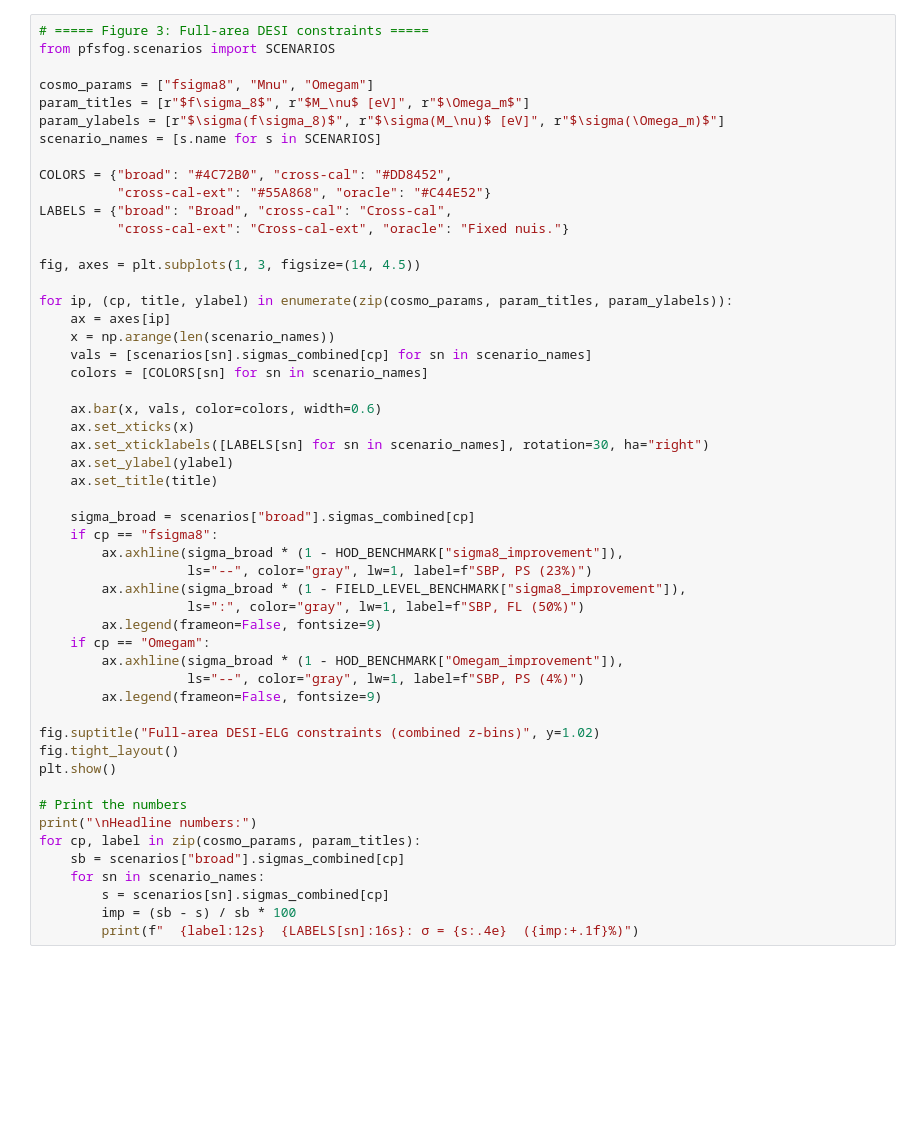
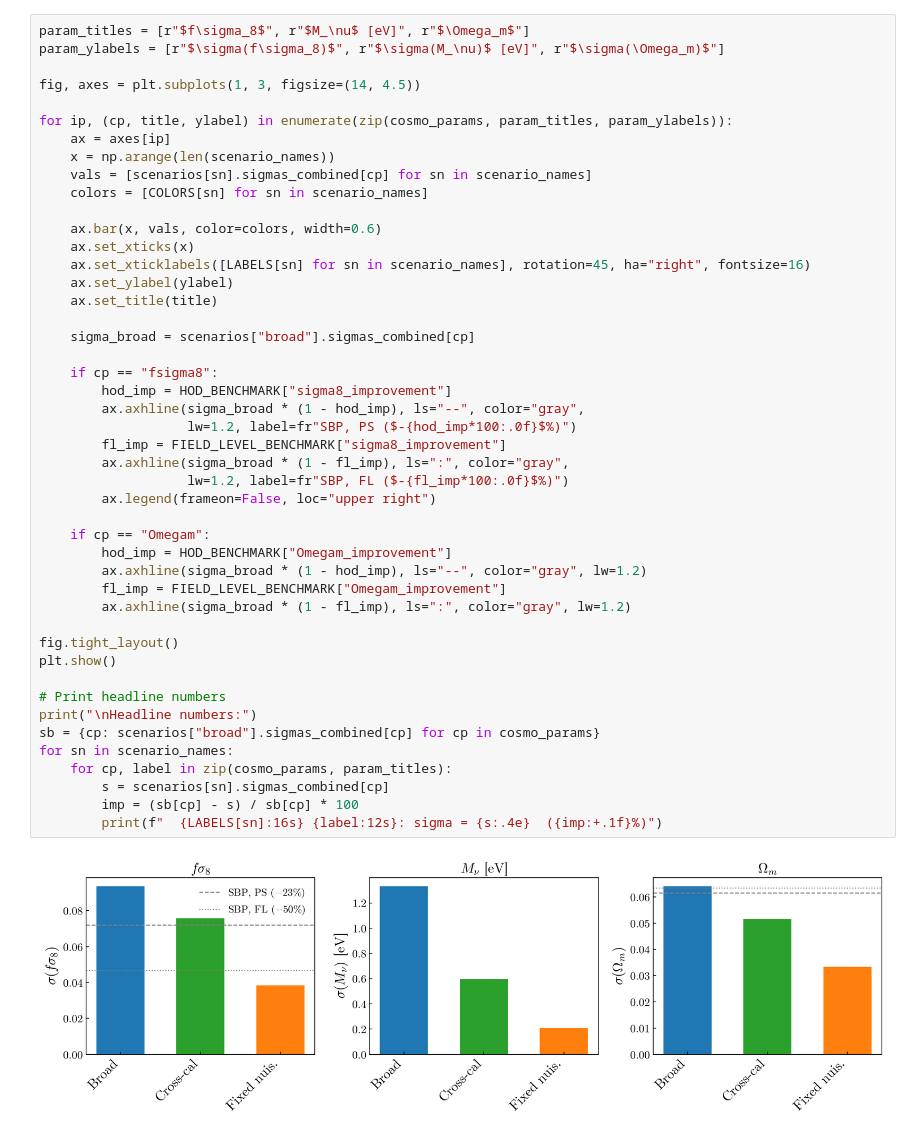
Before and after one commit to MinhMPA/PFSxDESI-multi-fish, a Jupyter notebook: notebooks/figures.ipynb, the cells around one changed output. Drawn from its saved outputs; the diff is of its cells as text; blank space fills up the shorter version.

```diff
--- a/notebooks/figures.ipynb
+++ b/notebooks/figures.ipynb
@@ -209,52 +135,48 @@ counterterm parameters that the overlap volume cannot constrain at the available
 # %%
-# ===== Figure 3: Full-area DESI constraints =====
-from pfsfog.scenarios import SCENARIOS
-
-cosmo_params = ["fsigma8", "Mnu", "Omegam"]
 param_titles = [r"$f\sigma_8$", r"$M_\nu$ [eV]", r"$\Omega_m$"]
 param_ylabels = [r"$\sigma(f\sigma_8)$", r"$\sigma(M_\nu)$ [eV]", r"$\sigma(\Omega_m)$"]
-scenario_names = [s.name for s in SCENARIOS]
-
-COLORS = {"broad": "#4C72B0", "cross-cal": "#DD8452",
-          "cross-cal-ext": "#55A868", "oracle": "#C44E52"}
-LABELS = {"broad": "Broad", "cross-cal": "Cross-cal",
-          "cross-cal-ext": "Cross-cal-ext", "oracle": "Fixed nuis."}
 
 fig, axes = plt.subplots(1, 3, figsize=(14, 4.5))
 
 for ip, (cp, title, ylabel) in enumerate(zip(cosmo_params, param_titles, param_ylabels)):
     ax = axes[ip]
     x = np.arange(len(scenario_names))
     vals = [scenarios[sn].sigmas_combined[cp] for sn in scenario_names]
     colors = [COLORS[sn] for sn in scenario_names]
 
     ax.bar(x, vals, color=colors, width=0.6)
     ax.set_xticks(x)
-    ax.set_xticklabels([LABELS[sn] for sn in scenario_names], rotation=30, ha="right")
+    ax.set_xticklabels([LABELS[sn] for sn in scenario_names], rotation=45, ha="right", fontsize=16)
     ax.set_ylabel(ylabel)
     ax.set_title(title)
 
     sigma_broad = scenarios["broad"].sigmas_combined[cp]
+
     if cp == "fsigma8":
-        ax.axhline(sigma_broad * (1 - HOD_BENCHMARK["sigma8_improvement"]),
-                   ls="--", color="gray", lw=1, label=f"SBP, PS (23%)")
-        ax.axhline(sigma_broad * (1 - FIELD_LEVEL_BENCHMARK["sigma8_improvement"]),
-                   ls=":", color="gray", lw=1, label=f"SBP, FL (50%)")
-        ax.legend(frameon=False, fontsize=9)
+        hod_imp = HOD_BENCHMARK["sigma8_improvement"]
+        ax.axhline(sigma_broad * (1 - hod_imp), ls="--", color="gray",
+                   lw=1.2, label=fr"SBP, PS ($-{hod_imp*100:.0f}$%)")
+        fl_imp = FIELD_LEVEL_BENCHMARK["sigma8_improvement"]
+        ax.axhline(sigma_broad * (1 - fl_imp), ls=":", color="gray",
+                   lw=1.2, label=fr"SBP, FL ($-{fl_imp*100:.0f}$%)")
+        ax.legend(frameon=False, loc="upper right")
+
     if cp == "Omegam":
-        ax.axhline(sigma_broad * (1 - HOD_BENCHMARK["Omegam_improvement"]),
-                   ls="--", color="gray", lw=1, label=f"SBP, PS (4%)")
-        ax.legend(frameon=False, fontsize=9)
+        hod_imp = HOD_BENCHMARK["Omegam_improvement"]
+        ax.axhline(sigma_broad * (1 - hod_imp), ls="--", color="gray", lw=1.2)
+        fl_imp = FIELD_LEVEL_BENCHMARK["Omegam_improvement"]
+        ax.axhline(sigma_broad * (1 - fl_imp), ls=":", color="gray", lw=1.2)
 
-fig.suptitle("Full-area DESI-ELG constraints (combined z-bins)", y=1.02)
 fig.tight_layout()
 plt.show()
 
-# Print the numbers
+# Print headline numbers
 print("\nHeadline numbers:")
-for cp, label in zip(cosmo_params, param_titles):
-    sb = scenarios["broad"].sigmas_combined[cp]
-    for sn in scenario_names:
+sb = {cp: scenarios["broad"].sigmas_combined[cp] for cp in cosmo_params}
+for sn in scenario_names:
+    for cp, label in zip(cosmo_params, param_titles):
         s = scenarios[sn].sigmas_combined[cp]
-        imp = (sb - s) / sb * 100
-        print(f"  {label:12s}  {LABELS[sn]:16s}: σ = {s:.4e}  ({imp:+.1f}%)")
+        imp = (sb[cp] - s) / sb[cp] * 100
+        print(f"  {LABELS[sn]:16s} {label:12s}: sigma = {s:.4e}  ({imp:+.1f}%)")
+# %% [output]
+[figure, added]
```
Also changed, not shown: parts of 16 cells of this notebook, 6 other files.
